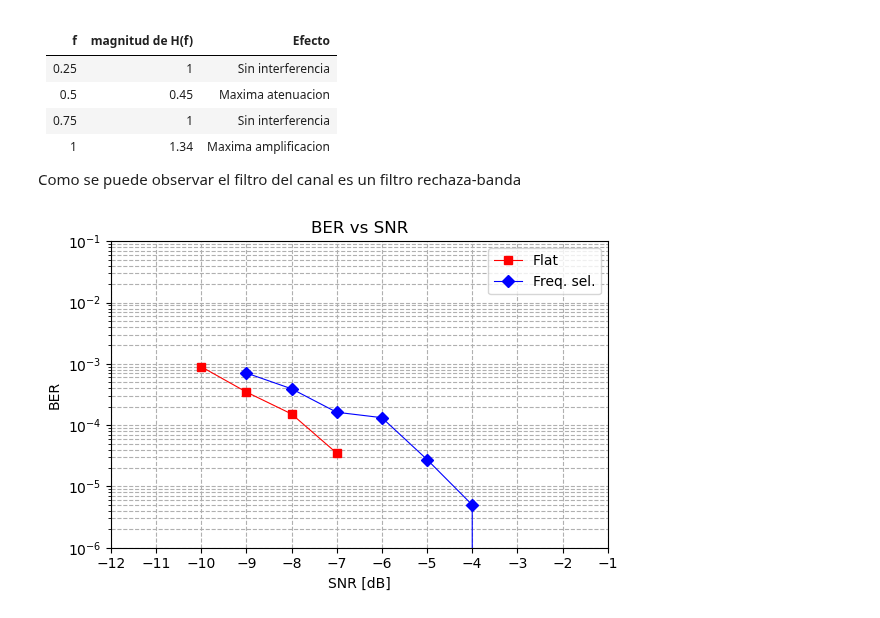
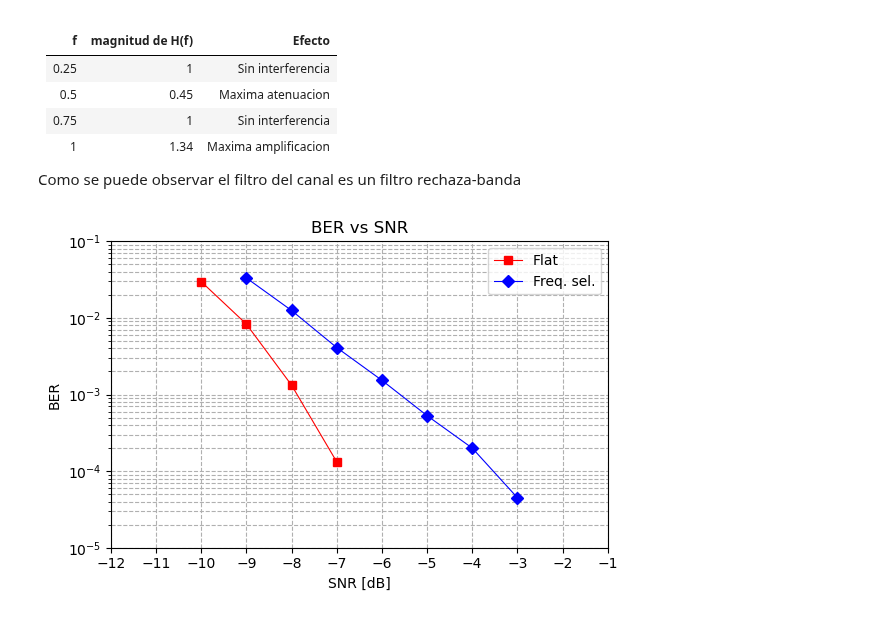
Before and after one commit to nicopinera/com-dig, a Jupyter notebook: 3_Channel.ipynb, the cells around one changed output. Drawn from its saved outputs; the diff is of its cells as text; code cells hidden in the pictures.

Commit message:
correccion de simulacion AWGN y multipath

```diff
--- a/3_Channel.ipynb
+++ b/3_Channel.ipynb
@@ -570,7 +524,7 @@ Como se puede observar el filtro del canal es un filtro rechaza-banda
 def canal_multipath(signal_in, pot_ruido):
     """
     Aplica el filtro h[n] = sqrt(0.8)δ[n] + sqrt(0.2)δ[n−1] a cada chirp (fila) y
-    agrega ruido. Luego recupera la longitud original rellenando con la última muestra.
+    agrega ruido. Se recorta para mantener la longitud original sin relleno artificial.
 
     Args:
         signal_in (np.ndarray): Array (n_chirps, total_muestras)
@@ -583,10 +537,8 @@ def canal_multipath(signal_in, pot_ruido):
     chirps_filtrados = []
 
     for chirp in signal_in:
-        chirp_filtrado = np.convolve(chirp, h, mode='valid')
-        # Rellenar para mantener la longitud original
-        chirp_recuperado = np.concatenate([chirp_filtrado, [0]])
-        chirps_filtrados.append(chirp_recuperado)
+        chirp_filtrado = np.convolve(chirp, h, mode='full')[:len(chirp)]
+        chirps_filtrados.append(chirp_filtrado)
 
     signal_filtrada = np.array(chirps_filtrados)
 
@@ -614,7 +566,7 @@ def simulaciones_de_canal(bits_tx, SF, samples_per_chirp, B, min_snr_AWGN, max_s
     simbolos_modulados = conformador_de_onda(simbolos_tx, SF, samples_per_chirp, B)
 
     # 3. Calcular potencia de la señal
-    pot_signal = np.mean(np.abs(simbolos_modulados)**2)
+    pot_signal = np.var(simbolos_modulados)+(np.mean(np.abs(simbolos_modulados)))**2
 
     # 4. Generar SNR y potencias de ruido
     snr_db_AWGN, pot_ruido_AWGN = potencias_de_ruido(pot_signal, min_snr_AWGN, max_snr_AWGN)
@@ -623,6 +575,7 @@ def simulaciones_de_canal(bits_tx, SF, samples_per_chirp, B, min_snr_AWGN, max_s
     # 5. Simular canal y demodular para cada SNR
     ber_values_AWGN = []
     ber_values_multipath = []
+
     for pn in pot_ruido_AWGN:
         simbolos_con_ruido_AWGN = canal_AWGN(simbolos_modulados, pn)
 
@@ -651,7 +604,7 @@ def simulaciones_de_canal(bits_tx, SF, samples_per_chirp, B, min_snr_AWGN, max_s
     plt.semilogy(snr_db_AWGN, ber_values_AWGN, 's-r', label="Flat", linewidth=0.8)
     plt.semilogy(snr_db_multipath, ber_values_multipath, 'D-b', label="Freq. sel.", linewidth=0.8)
     plt.xlim(-12, -1)
-    plt.ylim(10**-6, 10**-1)
+    plt.ylim(10**-5, 10**-1)
     plt.xticks(np.arange(-12, 0, 1))
     plt.title('BER vs SNR')
     plt.xlabel('SNR [dB]')
@@ -663,16 +616,16 @@ def simulaciones_de_canal(bits_tx, SF, samples_per_chirp, B, min_snr_AWGN, max_s
 # %%
 #Ejemplo de uso:
 #Configuración/Parametros
 SF = 8
 cant_simbolos = 50000
 total_bits = SF * cant_simbolos
-samples_per_chirp = 4
+samples_per_chirp = 1
 B=125e3
 
 # Generación de bits aleatorios
 bits_tx = generate_random_bits(total_bits)
 
 # Simulación del canal AWGN y multipath y graficar BER vs SNR
-simulaciones_de_canal(bits_tx, SF, samples_per_chirp, B, -10, -7,-9, -3)
+simulaciones_de_canal(bits_tx, SF, samples_per_chirp, B, -10, -7, -9, -3)
 # %% [output]
-[figure, old version]
+[figure, new version]
```
Also changed, not shown: parts of 3 cells of this notebook.
